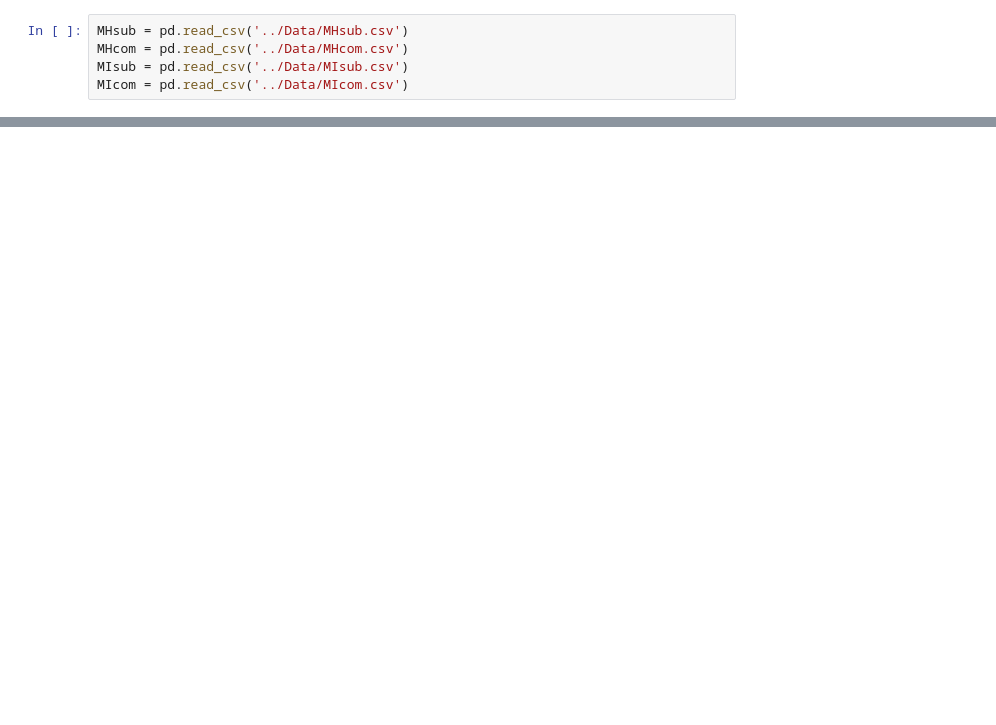
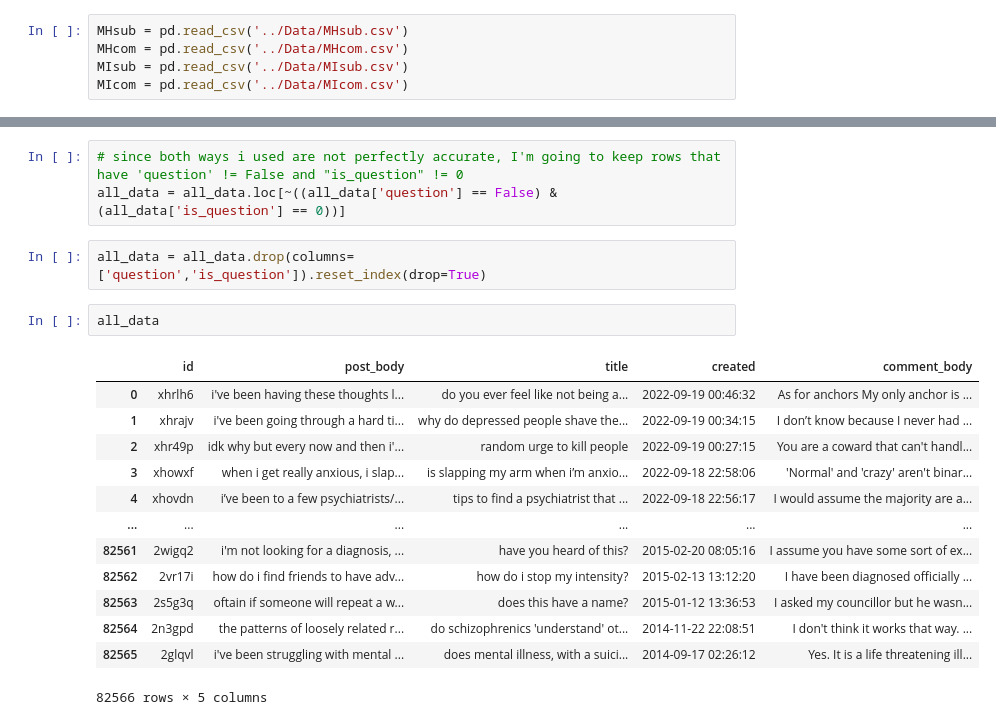
Before and after one commit to yuliyaselevich/GPT2_mental_health_advice_chatbot, a Jupyter notebook: Notebooks/Capstone3_DataWrangling_EDA.ipynb, the cells around one changed output, grey strips where cells are left out. Drawn from its saved outputs; the diff is of its cells as text; blank space fills up the shorter version.

```diff
--- a/Notebooks/Capstone3_DataWrangling_EDA.ipynb
+++ b/Notebooks/Capstone3_DataWrangling_EDA.ipynb
@@ -186,0 +346,21 @@ memory usage: 2.7+ MB
+# %%
+# since both ways i used are not perfectly accurate, I'm going to keep rows that have 'question' != False and "is_question" != 0
+all_data = all_data.loc[~((all_data['question'] == False) & (all_data['is_question'] == 0))]
+# %%
+all_data = all_data.drop(columns=['question','is_question']).reset_index(drop=True)
+# %%
+all_data
+# %% [output]
+|  | id | post_body | title | created | comment_body |
+| 0 | xhrlh6 | i've been having these thoughts l... | do you ever feel like not being a... | 2022-09-19 00:46:32 | As for anchors My only anchor is ... |
+| 1 | xhrajv | i've been going through a hard ti... | why do depressed people shave the... | 2022-09-19 00:34:15 | I don’t know because I never had ... |
+| 2 | xhr49p | idk why but every now and then i'... | random urge to kill people | 2022-09-19 00:27:15 | You are a coward that can't handl... |
+| 3 | xhowxf | when i get really anxious, i slap... | is slapping my arm when i’m anxio... | 2022-09-18 22:58:06 | 'Normal' and 'crazy' aren't binar... |
+| 4 | xhovdn | i’ve been to a few psychiatrists/... | tips to find a psychiatrist that ... | 2022-09-18 22:56:17 | I would assume the majority are a... |
+| ... | ... | ... | ... | ... | ... |
+| 82561 | 2wigq2 | i'm not looking for a diagnosis, ... | have you heard of this? | 2015-02-20 08:05:16 | I assume you have some sort of ex... |
+| 82562 | 2vr17i | how do i find friends to have adv... | how do i stop my intensity? | 2015-02-13 13:12:20 | I have been diagnosed officially ... |
+| 82563 | 2s5g3q | oftain if someone will repeat a w... | does this have a name? | 2015-01-12 13:36:53 | I asked my councillor but he wasn... |
+| 82564 | 2n3gpd | the patterns of loosely related r... | do schizophrenics 'understand' ot... | 2014-11-22 22:08:51 | I don't think it works that way. ... |
+| 82565 | 2glqvl | i've been struggling with mental ... | does mental illness, with a suici... | 2014-09-17 02:26:12 | Yes. It is a life threatening ill... |
+82566 rows × 5 columns
```
Also changed, not shown: parts of 54 cells of this notebook.
